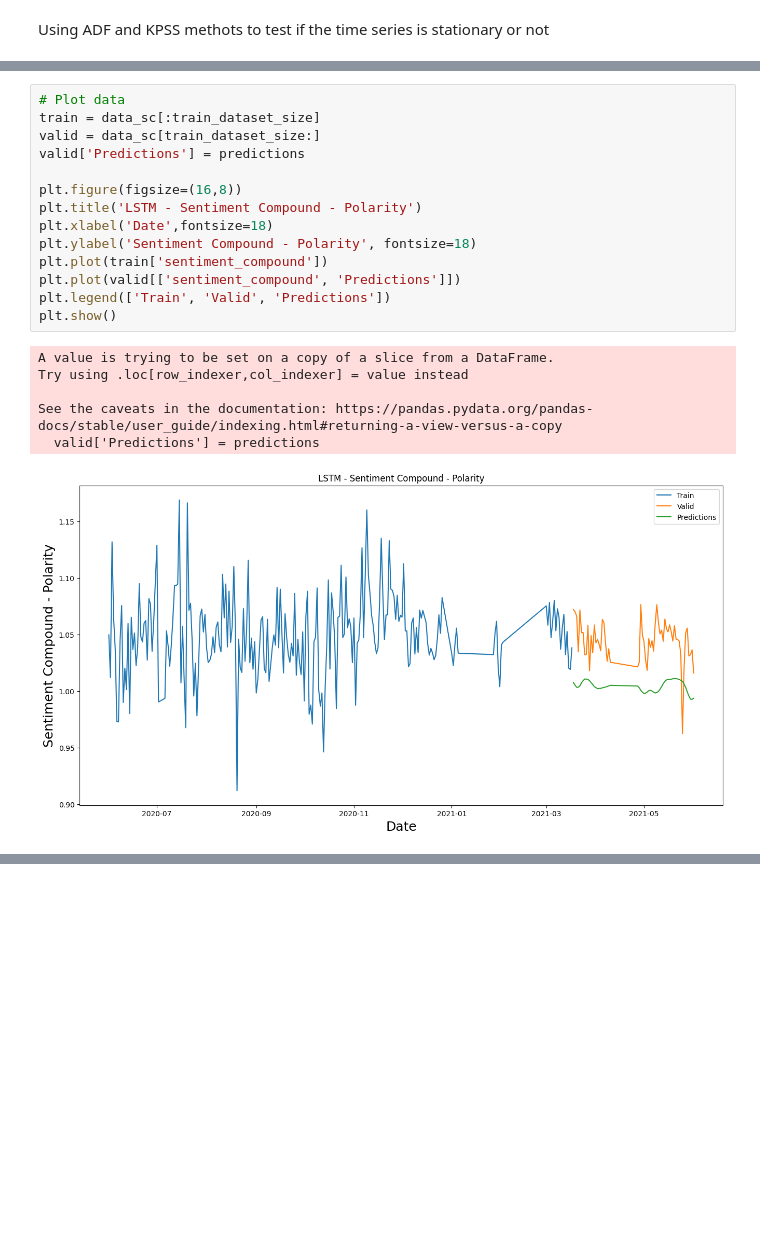
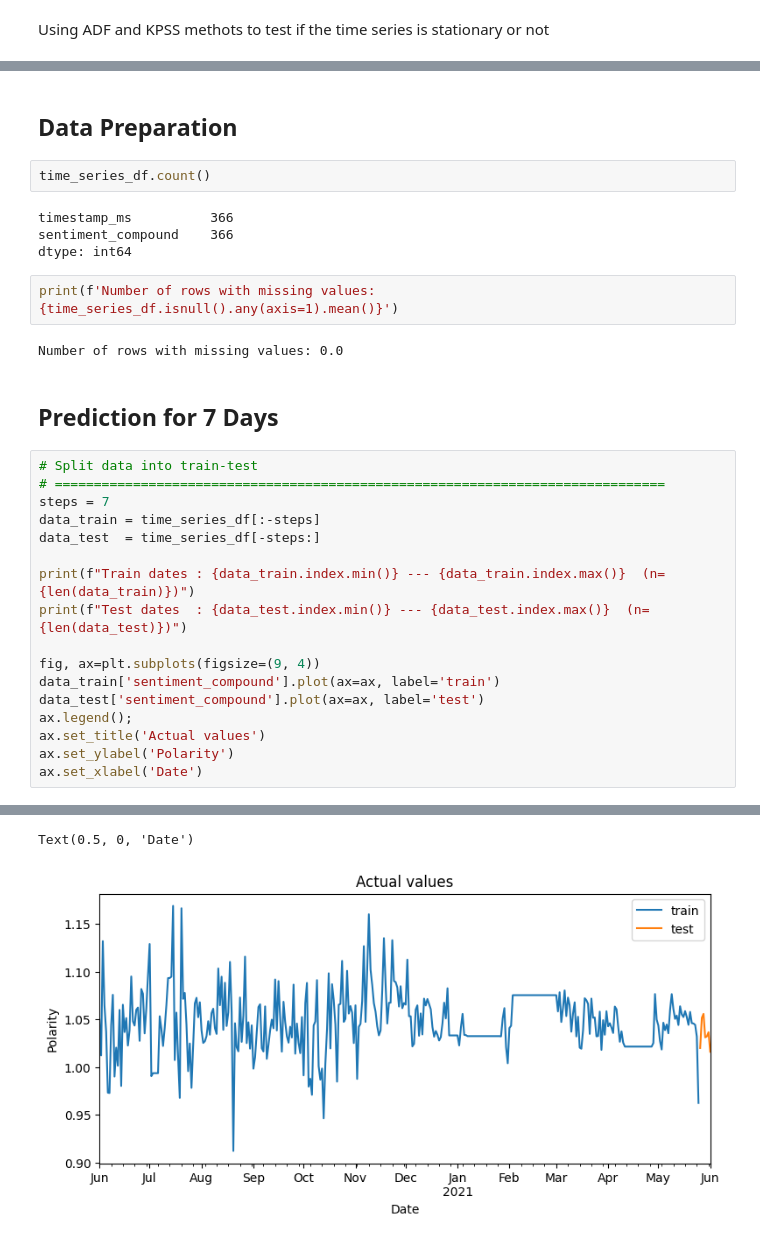
Before and after one commit to sba22243/ca2-sem2, a Jupyter notebook: sba22243_Integrated_CA2_sentiment_step_2.ipynb, the cells around one changed output, grey strips where cells are left out. Cells and saved outputs as stored; diff of their text form; blank space fills up the shorter version.

```diff
--- a/sba22243_Integrated_CA2_sentiment_step_2.ipynb
+++ b/sba22243_Integrated_CA2_sentiment_step_2.ipynb
@@ -506,21 +391,32 @@ R^2 Value:  -4.758320614633409
-# %%
-# Plot data
-train = data_sc[:train_dataset_size]
-valid = data_sc[train_dataset_size:]
-valid['Predictions'] = predictions
-
-plt.figure(figsize=(16,8))
-plt.title('LSTM - Sentiment Compound - Polarity')
-plt.xlabel('Date',fontsize=18)
-plt.ylabel('Sentiment Compound - Polarity', fontsize=18)
-plt.plot(train['sentiment_compound'])
-plt.plot(valid[['sentiment_compound', 'Predictions']])
-plt.legend(['Train', 'Valid', 'Predictions'])
-plt.show()
-# %% [output]
-A value is trying to be set on a copy of a slice from a DataFrame.
-Try using .loc[row_indexer,col_indexer] = value instead
-
-See the caveats in the documentation: https://pandas.pydata.org/pandas-docs/stable/user_guide/indexing.html#returning-a-view-versus-a-copy
-  valid['Predictions'] = predictions
-[figure, removed]
+# %% [markdown]
+## Data Preparation
+# %%
+time_series_df.count()
+# %% [output]
+timestamp_ms          366
+sentiment_compound    366
+dtype: int64
+# %%
+print(f'Number of rows with missing values: {time_series_df.isnull().any(axis=1).mean()}')
+# %% [output]
+Number of rows with missing values: 0.0
+# %% [markdown]
+## Prediction for 7 Days
+# %%
+# Split data into train-test
+# ==============================================================================
+steps = 7
+data_train = time_series_df[:-steps]
+data_test  = time_series_df[-steps:]
+
+print(f"Train dates : {data_train.index.min()} --- {data_train.index.max()}  (n={len(data_train)})")
+print(f"Test dates  : {data_test.index.min()} --- {data_test.index.max()}  (n={len(data_test)})")
+
+fig, ax=plt.subplots(figsize=(9, 4))
+data_train['sentiment_compound'].plot(ax=ax, label='train')
+data_test['sentiment_compound'].plot(ax=ax, label='test')
+ax.legend();
+ax.set_title('Actual values')
+ax.set_ylabel('Polarity')
+ax.set_xlabel('Date')
+# %% [output]
@@ -526,0 +425,2 @@ See the caveats in the documentation: https://pandas.pydata.org/pandas-docs/stab
+Text(0.5, 0, 'Date')
+[figure, added]
```
Also changed, not shown: parts of 40 cells of this notebook, 1 other file.
